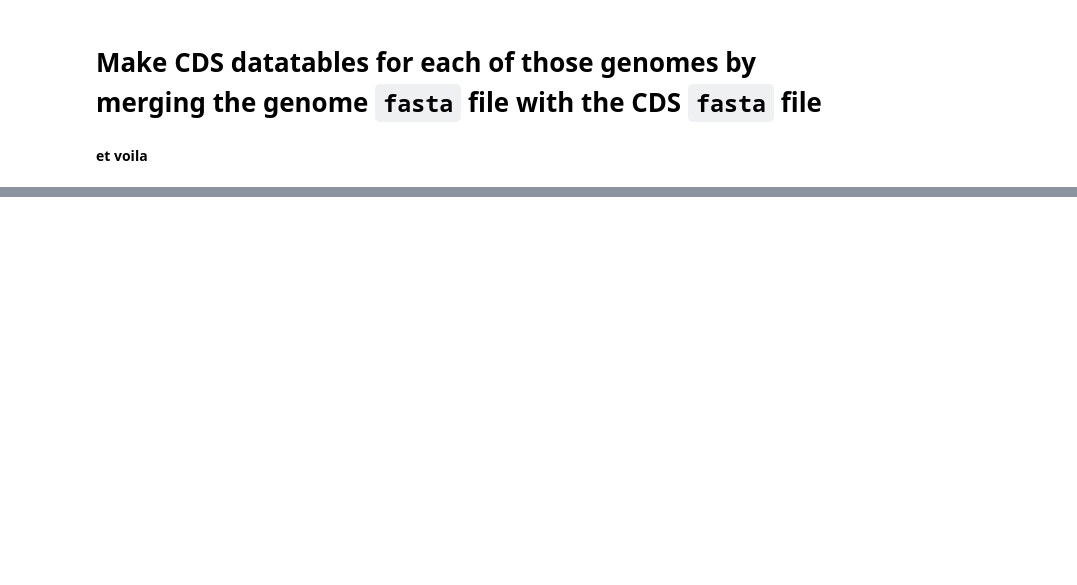
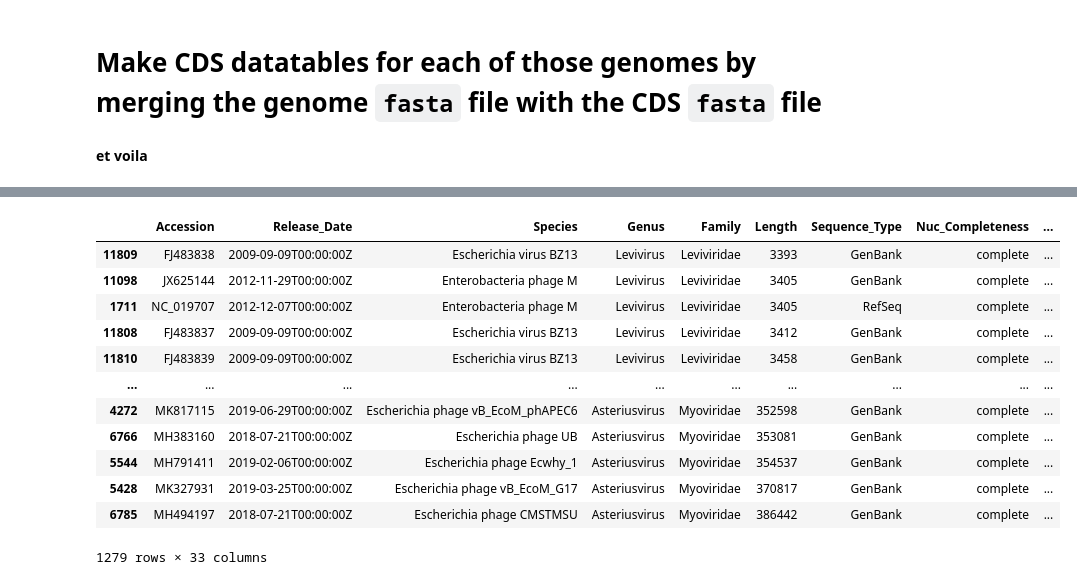
Before and after one commit to adamhockenberry/phage-translation, a Jupyter notebook: Code/Building_Database/parse_NCBI_database.ipynb, the cells around one changed output, grey strips where cells are left out. Drawn from its saved outputs; the diff is of its cells as text; code cells hidden in the pictures; blank space fills up the shorter version.

```diff
--- a/Code/Building_Database/parse_NCBI_database.ipynb
+++ b/Code/Building_Database/parse_NCBI_database.ipynb
@@ -377,7 +418,11 @@ Name: Host_family_name, dtype: int64
 # %%
-selected_accession_numbers = ['NC_001604', 'NC_001416']
-all_genomes = SeqIO.parse('../Data/NCBI_phage_db/all_complete_phage_nts.fasta', 'fasta')
-for genome in all_genomes:
-    if genome.id in selected_accession_numbers:
-        with open('../Data/NCBI_phage_db/phage_genomes/{}.fasta'.format(genome.id), 'w') as outfile:
-            SeqIO.write(genome, outfile, 'fasta')
+for host_taxid in [562]:
+    temp_df = df[df['Host_species_id']==host_taxid]
+    print(temp_df.shape)
+    assert len(set(list(temp_df['Accession']))) == len(list(temp_df['Accession']))
+    selected_accession_numbers = list(temp_df['Accession'])
+    all_genomes = SeqIO.parse('../../Data/Other_possible_dbs/NCBI_phage_db/all_complete_phage_nts.fasta', 'fasta')
+    for genome in all_genomes:
+        if genome.id in selected_accession_numbers:
+            with open('../../Data/Other_possible_dbs/NCBI_phage_db/phage_genomes/{}.fasta'.format(genome.id), 'w') as outfile:
+                SeqIO.write(genome, outfile, 'fasta')
@@ -422,0 +510,16 @@ hit
+# %%
+temp_df.sort_values('Length')
+# %% [output]
+|  | Accession | Release_Date | Species | Genus | Family | Length | Sequence_Type | Nuc_Completeness | ... |
+| 11809 | FJ483838 | 2009-09-09T00:00:00Z | Escherichia virus BZ13 | Levivirus | Leviviridae | 3393 | GenBank | complete | ... |
+| 11098 | JX625144 | 2012-11-29T00:00:00Z | Enterobacteria phage M | Levivirus | Leviviridae | 3405 | GenBank | complete | ... |
+| 1711 | NC_019707 | 2012-12-07T00:00:00Z | Enterobacteria phage M | Levivirus | Leviviridae | 3405 | RefSeq | complete | ... |
+| 11808 | FJ483837 | 2009-09-09T00:00:00Z | Escherichia virus BZ13 | Levivirus | Leviviridae | 3412 | GenBank | complete | ... |
+| 11810 | FJ483839 | 2009-09-09T00:00:00Z | Escherichia virus BZ13 | Levivirus | Leviviridae | 3458 | GenBank | complete | ... |
+| ... | ... | ... | ... | ... | ... | ... | ... | ... | ... |
+| 4272 | MK817115 | 2019-06-29T00:00:00Z | Escherichia phage vB_EcoM_phAPEC6 | Asteriusvirus | Myoviridae | 352598 | GenBank | complete | ... |
+| 6766 | MH383160 | 2018-07-21T00:00:00Z | Escherichia phage UB | Asteriusvirus | Myoviridae | 353081 | GenBank | complete | ... |
+| 5544 | MH791411 | 2019-02-06T00:00:00Z | Escherichia phage Ecwhy_1 | Asteriusvirus | Myoviridae | 354537 | GenBank | complete | ... |
+| 5428 | MK327931 | 2019-03-25T00:00:00Z | Escherichia phage vB_EcoM_G17 | Asteriusvirus | Myoviridae | 370817 | GenBank | complete | ... |
+| 6785 | MH494197 | 2018-07-21T00:00:00Z | Escherichia phage CMSTMSU | Asteriusvirus | Myoviridae | 386442 | GenBank | complete | ... |
+1279 rows × 33 columns
```
Also changed, not shown: parts of 26 cells of this notebook, 9 other files.
